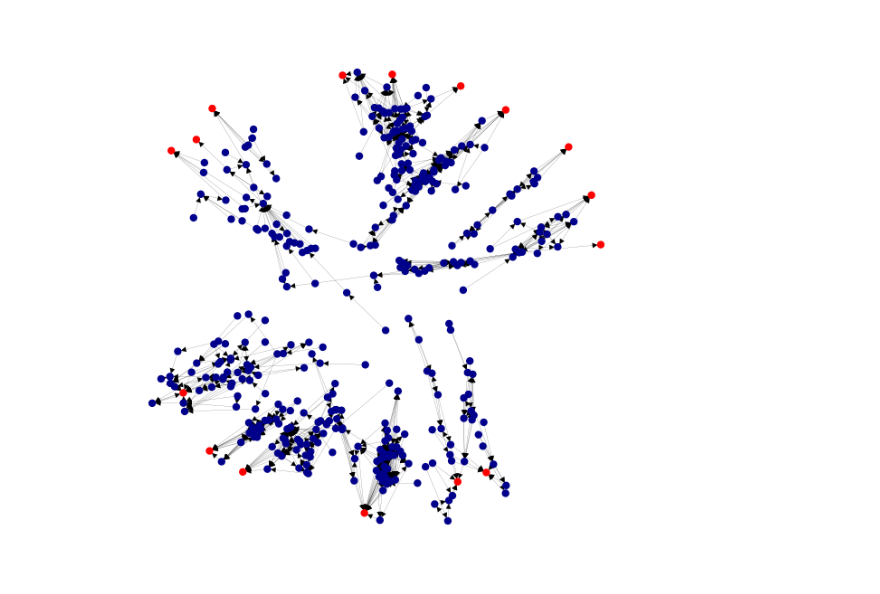
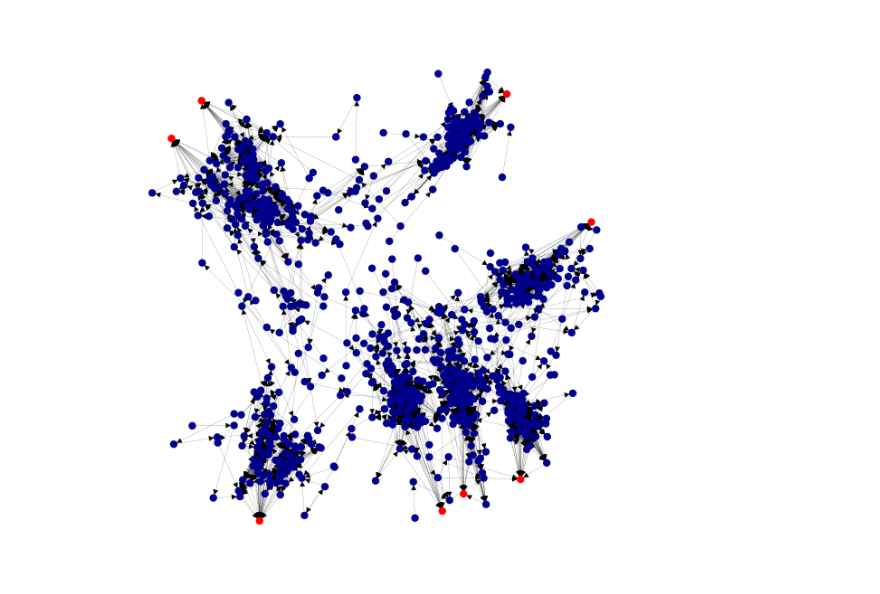
Before and after one commit to AMGrobelnik/MLG-Predicting-Impacful-Events, a Jupyter notebook: preprocess/batch/generate_batch.ipynb, the cells around one changed output. Saved outputs shown, nothing was run; the diff lists cells and outputs as text; code cells hidden in the pictures.

Commit message:
Batch preprocessing

```diff
--- a/preprocess/batch/generate_batch.ipynb
+++ b/preprocess/batch/generate_batch.ipynb
@@ -306,0 +173,2 @@ ex_targets, ex_khop = ex_ids
+# %%
+merged_khops = try_fully_merge(khops)
@@ -306,0 +187,2 @@ ex_targets, ex_khop = ex_ids
+# %%
+merged_khops_2x = try_fully_merge(merged_khops)
@@ -306,0 +210,2 @@ ex_targets, ex_khop = ex_ids
+# %%
+merged_khops_3x = try_fully_merge(merged_khops_2x)
@@ -306,0 +264,11 @@ ex_targets, ex_khop = ex_ids
+# %%
+def idx_to_id(idx):
+    # idx is a single index or an array of indices
+    return [graph_nodes[i] for i in idx]
+def save_event_ids(merged_khops, filename, path='../../data/batch/'):
+    to_save = []
+    for targets, khop in merged_khops:
+        to_save.append((idx_to_id(targets), idx_to_id(khop)))
+
+    with open(path+filename, 'wb') as f:
+        pickle.dump(to_save, f)
@@ -311,13 +283,17 @@ ex_subgraph = G.subgraph(list(ex_khop) + ex_targets)
 # %%
+ex_ids = merged_khops_3x[0]
+ex_targets, ex_khop = ex_ids
+ex_targets, ex_khop = idx_to_id(ex_targets), idx_to_id(ex_khop)
+ex_subgraph = G.subgraph(ex_khop + ex_targets)
+
 # draw subgraph, drawing the targets in red
-import matplotlib.pyplot as plt
 plt.figure(figsize=(6,6))
 node_color = ['red' if node in ex_targets else 'darkblue' for node in ex_subgraph.nodes()]
 
 # Using spring_layout with a higher k value to increase space between nodes
 pos = nx.spring_layout(ex_subgraph, k=0.1, iterations=45)  # You can adjust k and iterations as needed
 
 nx.draw(ex_subgraph, pos, node_color=node_color, with_labels=False, node_size=25, width=0.1)
 plt.show()
 # %% [output]
-[figure, old version]
+[figure, new version]
```
Also changed, not shown: parts of 73 cells of this notebook, 7 other files.
